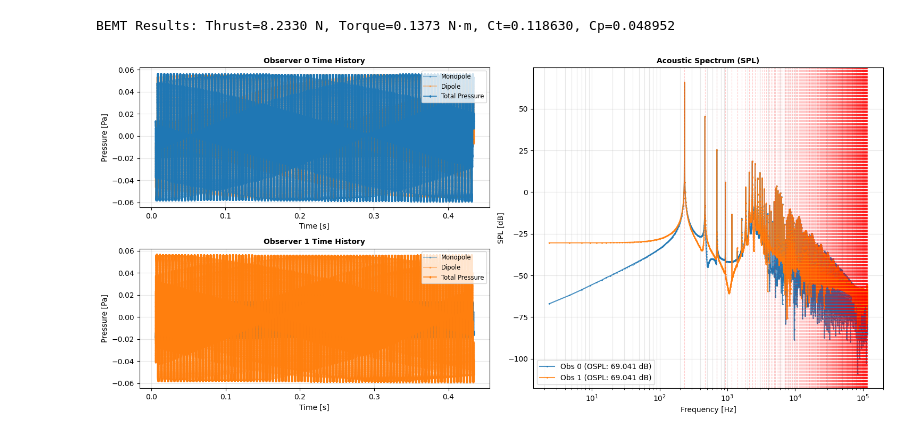
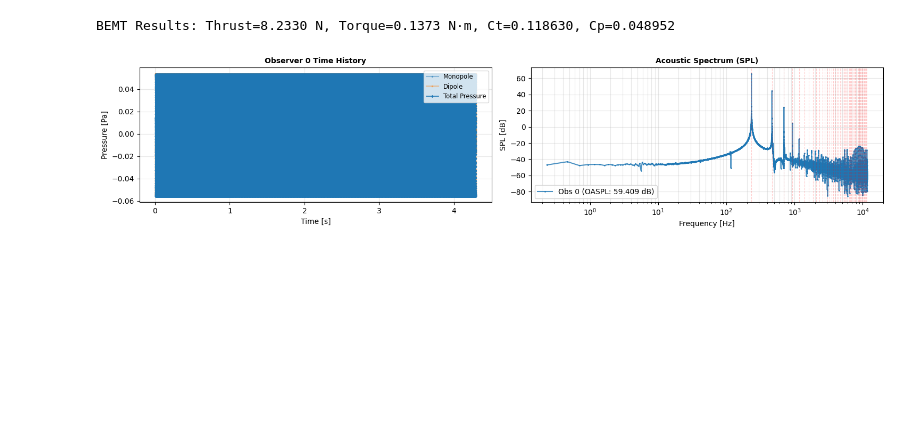
Before and after one commit to Frxljord/FastBEMT, a Jupyter notebook: turbulence/turbulenceInflowTest.ipynb, the cells around one changed output. Cells and saved outputs as stored; diff of their text form; code cells hidden in the pictures; blank space fills up the shorter version.

```diff
--- a/turbulence/turbulenceInflowTest.ipynb
+++ b/turbulence/turbulenceInflowTest.ipynb
@@ -23,7 +23,7 @@ aerodynamic_params = AerodynamicParameters(
 
 acoustic_params = AcousticParameters(
     aero_params=aerodynamic_params,
-    p_ref=2e-5, revolutions=100, num_obs_times_per_rev=1000
+    p_ref=2e-5, revolutions=1000, num_obs_times_per_rev=100
 )
 # %%
 v_inf = 0*np.ones(len(blade_dict['r']))
@@ -44,12 +42,13 @@ vi_static = -v_inf[0]/2 + np.sqrt((v_inf[0]/2)**2 + (Ts/(2*aerodynamic_params.rh
 # %%
 import matplotlib.gridspec as gridspec
 
-r_observer = np.array([[0, 1.8, 0],
-                        [0, 0, 1.8]])
+# r_observer = np.array([[0, 1.88, 0],
+#                         [0, 0, 1.88]])
+r_observer = np.array([[0, 1.88, 0]])
 
-# propeller.run_compact_f1a(observer_positions=r_observer)
-propeller.run_compact_f1a(observer_positions=r_observer)
-
+propeller.run_compact_f1a(observer_positions=r_observer, use_GPU=True)
+t_no_turb = propeller.t.copy()
+p_no_turb = propeller.p_tot.copy()
 # Performance output
 thrust, torque, ct, cp = propeller.compute_total_forces()
 print(f"BEMT Results: Thrust={thrust:.4f} N, Torque={torque:.4f} N·m, Ct={ct:.6f}, Cp={cp:.6f}")
@@ -76,33 +75,33 @@ for idx in range(n_obs):
                 color=color, linestyle='-', marker='d', markersize=2,
                 linewidth=1.2, label='Total Pressure')
 
     ax_time.set_title(f'Observer {idx} Time History', fontsize=fontsize, fontweight='bold')
     ax_time.set_xlabel('Time [s]', fontsize=fontsize)
     ax_time.set_ylabel('Pressure [Pa]', fontsize=fontsize)
     ax_time.grid(True, alpha=0.3)
     ax_time.legend(loc='upper right', fontsize='small')
 
-    label_text = f'Obs {idx} (OSPL: {propeller.ospl[idx]:.3f} dB)'
+    label_text = f'Obs {idx} (OASPL: {propeller.oaspl[idx]:.3f} dB)'
 
     ax_spl.semilogx(propeller.freq[1:, idx], propeller.spl[1:, idx],
                     color=color, linestyle='-', marker='.', markersize=2,
                     label=label_text, alpha=0.8)
 
 ax_spl.set_title('Acoustic Spectrum (SPL)', fontsize=fontsize, fontweight='bold')
 ax_spl.set_xlabel('Frequency [Hz]', fontsize=fontsize)
 ax_spl.set_ylabel('SPL [dB]', fontsize=fontsize)
 
 max_f = np.max(propeller.freq)
 harmonic_freqs = np.arange(blade_passing_freq, max_f, blade_passing_freq)
 for bpf in harmonic_freqs:
     ax_spl.axvline(bpf, color='red', linestyle='--', linewidth=0.8, alpha=0.2)
 
 ax_spl.grid(True, which='both', alpha=0.3)
 ax_spl.legend(fontsize=fontsize, loc='lower left')
 ax_spl.set_ylim()
 plt.tight_layout()
 plt.show()
 # %% [output]
 BEMT Results: Thrust=8.2330 N, Torque=0.1373 N·m, Ct=0.118630, Cp=0.048952
-[figure, old version]
+[figure, new version]
 # %%
```
Also changed, not shown: parts of 8 cells of this notebook, 11 other files.
